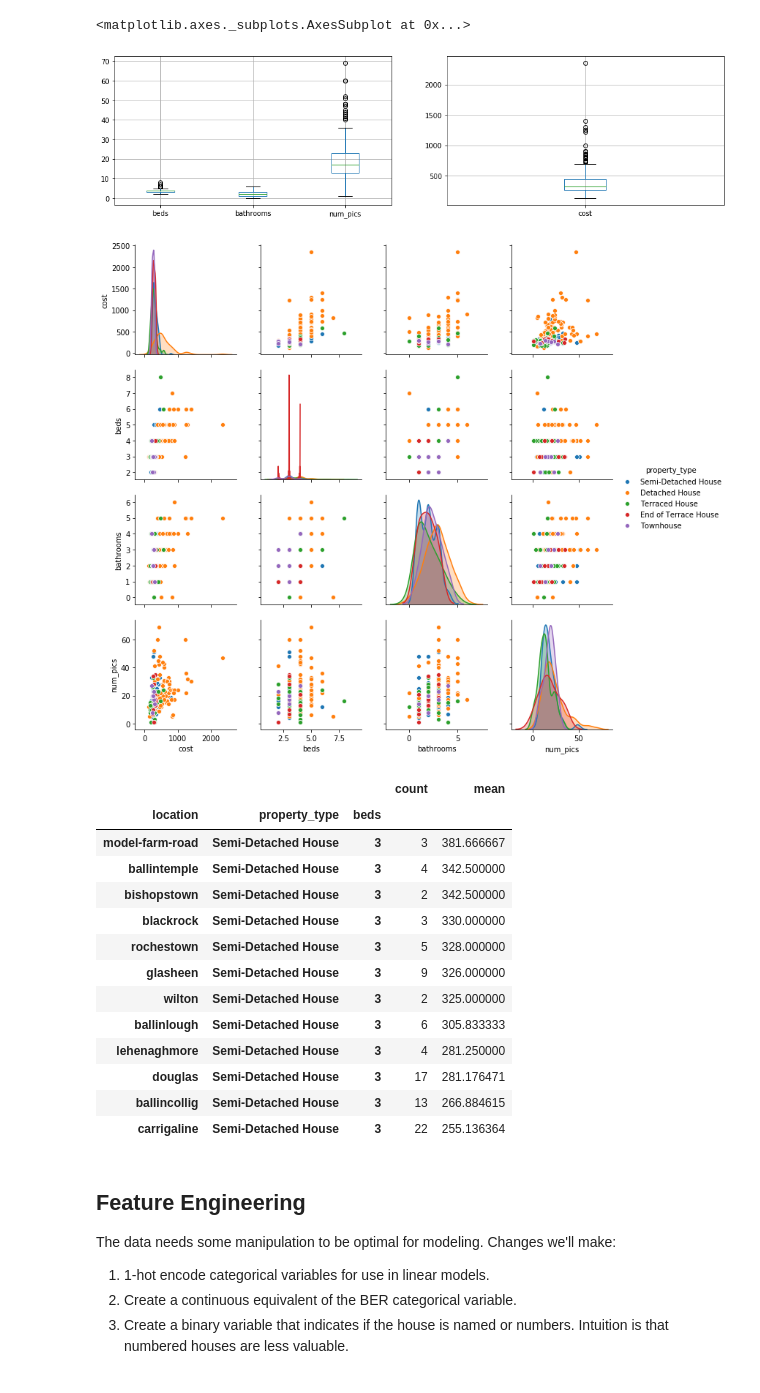
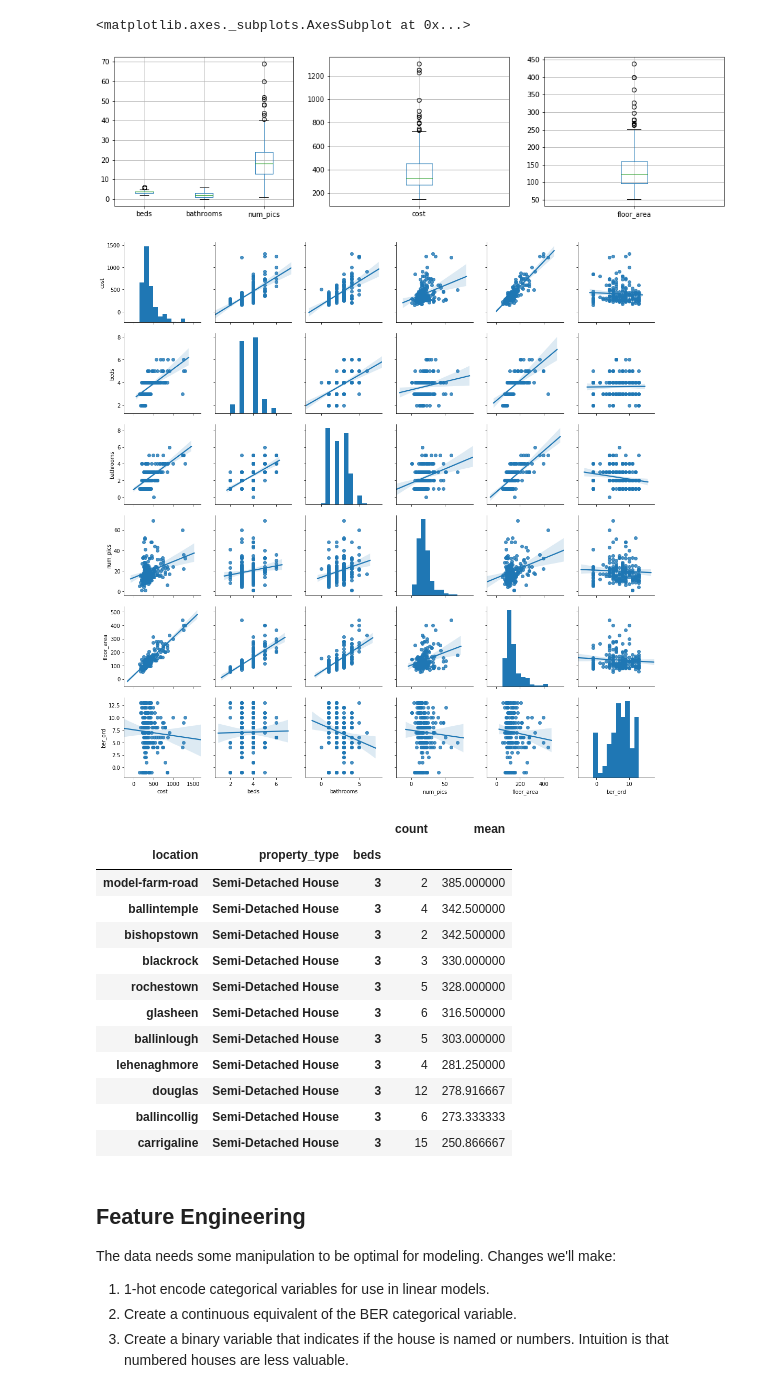
Before and after one commit to conorsobrien/CorkPropertyPrices, a Jupyter notebook: exploration_and_regression.ipynb, the cells around one changed output. Drawn from its saved outputs; the diff is of its cells as text; code cells hidden in the pictures.

```diff
--- a/exploration_and_regression.ipynb
+++ b/exploration_and_regression.ipynb
@@ -39,5 +31,7 @@ df['ber_ord'] = df.ber.cat.codes
 # %%
 #df
 #df.describe()
-df.shape
+#df.shape
 #df.info()
+df = df[(df.floor_area.notnull()) & (df.floor_area < 500)]
+#print(len(df))
@@ -46,23 +59,25 @@ df.shape
 # %%
 plt.rcParams['figure.figsize'] = [16, 4]
 plt.tight_layout()
-plt.subplot(1, 2, 1)
+plt.subplot(1, 3, 1)
 pd.DataFrame(df,columns=["beds","bathrooms","num_pics"]).boxplot()
-plt.subplot(1, 2, 2)
+plt.subplot(1, 3, 2)
 pd.DataFrame(df,columns=["cost"]).boxplot()
+plt.subplot(1, 3, 3)
+pd.DataFrame(df,columns=["floor_area"]).boxplot()
 # %% [output]
 <matplotlib.axes._subplots.AxesSubplot at 0x...>
-[figure, old version]
+[figure, new version]
 # %%
 # Basic correlogram
 sns.pairplot(df
-             ,vars=["cost", "beds", "bathrooms", "num_pics"]
-             #,kind="reg"
-             ,hue="property_type"
+             ,vars=["cost", "beds", "bathrooms", "num_pics","floor_area","ber_ord"]
+             ,kind="reg"
+             #,hue="property_type"
             )
 plt.show()
 # %% [output]
-[figure, old version]
+[figure, new version]
 # %%
 # Explore data by location
 #df.plot.line(data=df["beds","cost"], x="beds", y="cost")
@@ -76,18 +91,17 @@ filtered.groupby(['location','property_type','beds'])['cost'].agg(['count','mean
 # %% [output]
 |  |  |  | count | mean |
 | location | property_type | beds |  |  |
-| model-farm-road | Semi-Detached House | 3 | 3 | 381.666667 |
+| model-farm-road | Semi-Detached House | 3 | 2 | 385.000000 |
 | ballintemple | Semi-Detached House | 3 | 4 | 342.500000 |
 | bishopstown | Semi-Detached House | 3 | 2 | 342.500000 |
 | blackrock | Semi-Detached House | 3 | 3 | 330.000000 |
 | rochestown | Semi-Detached House | 3 | 5 | 328.000000 |
-| glasheen | Semi-Detached House | 3 | 9 | 326.000000 |
-| wilton | Semi-Detached House | 3 | 2 | 325.000000 |
-| ballinlough | Semi-Detached House | 3 | 6 | 305.833333 |
+| glasheen | Semi-Detached House | 3 | 6 | 316.500000 |
+| ballinlough | Semi-Detached House | 3 | 5 | 303.000000 |
 | lehenaghmore | Semi-Detached House | 3 | 4 | 281.250000 |
-| douglas | Semi-Detached House | 3 | 17 | 281.176471 |
-| ballincollig | Semi-Detached House | 3 | 13 | 266.884615 |
-| carrigaline | Semi-Detached House | 3 | 22 | 255.136364 |
+| douglas | Semi-Detached House | 3 | 12 | 278.916667 |
+| ballincollig | Semi-Detached House | 3 | 6 | 273.333333 |
+| carrigaline | Semi-Detached House | 3 | 15 | 250.866667 |
 # %% [markdown]
 ## Feature Engineering
 The data needs some manipulation to be optimal for modeling. Changes we'll make:
```
Also changed, not shown: parts of 15 cells of this notebook, 1 other file.
